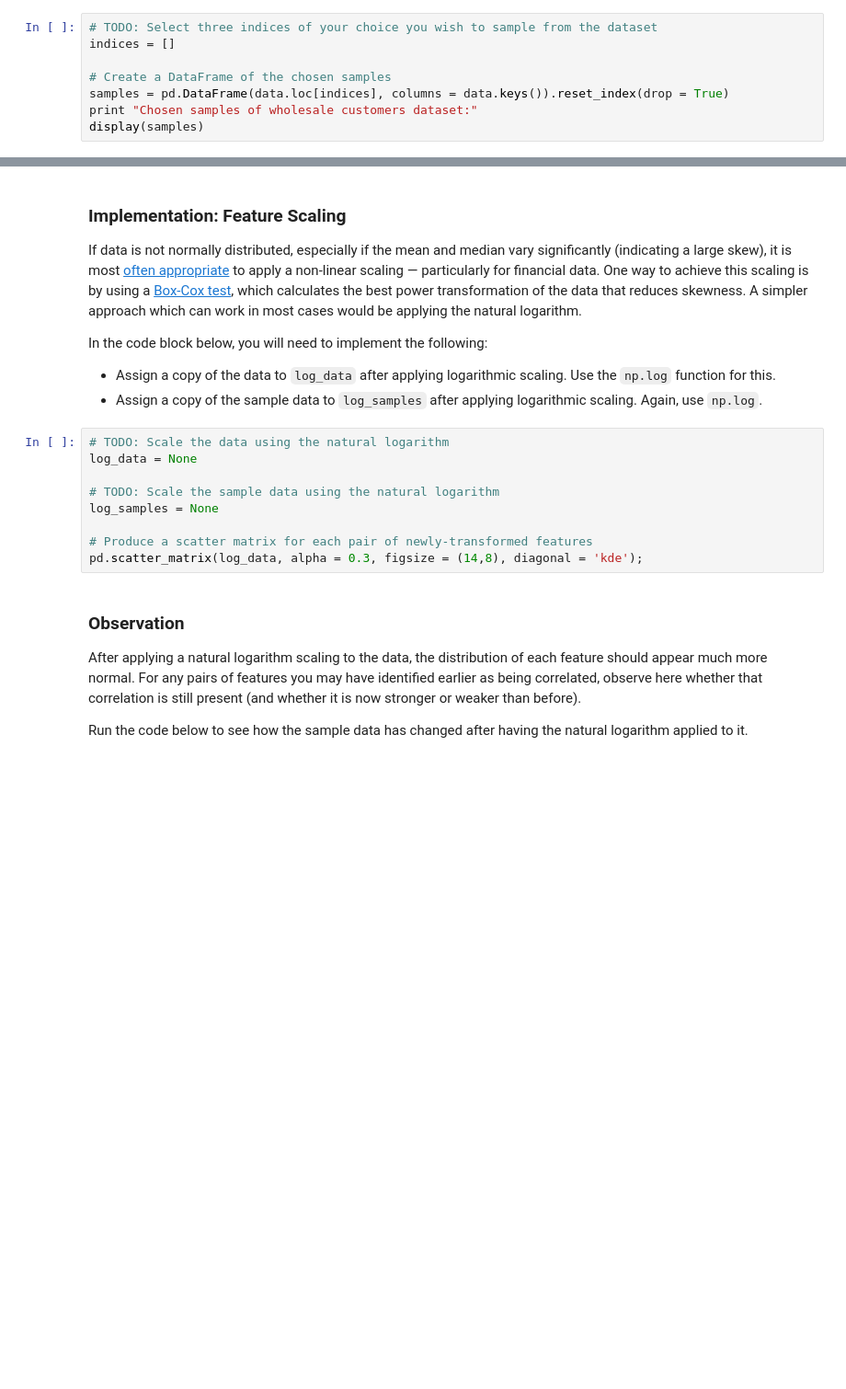
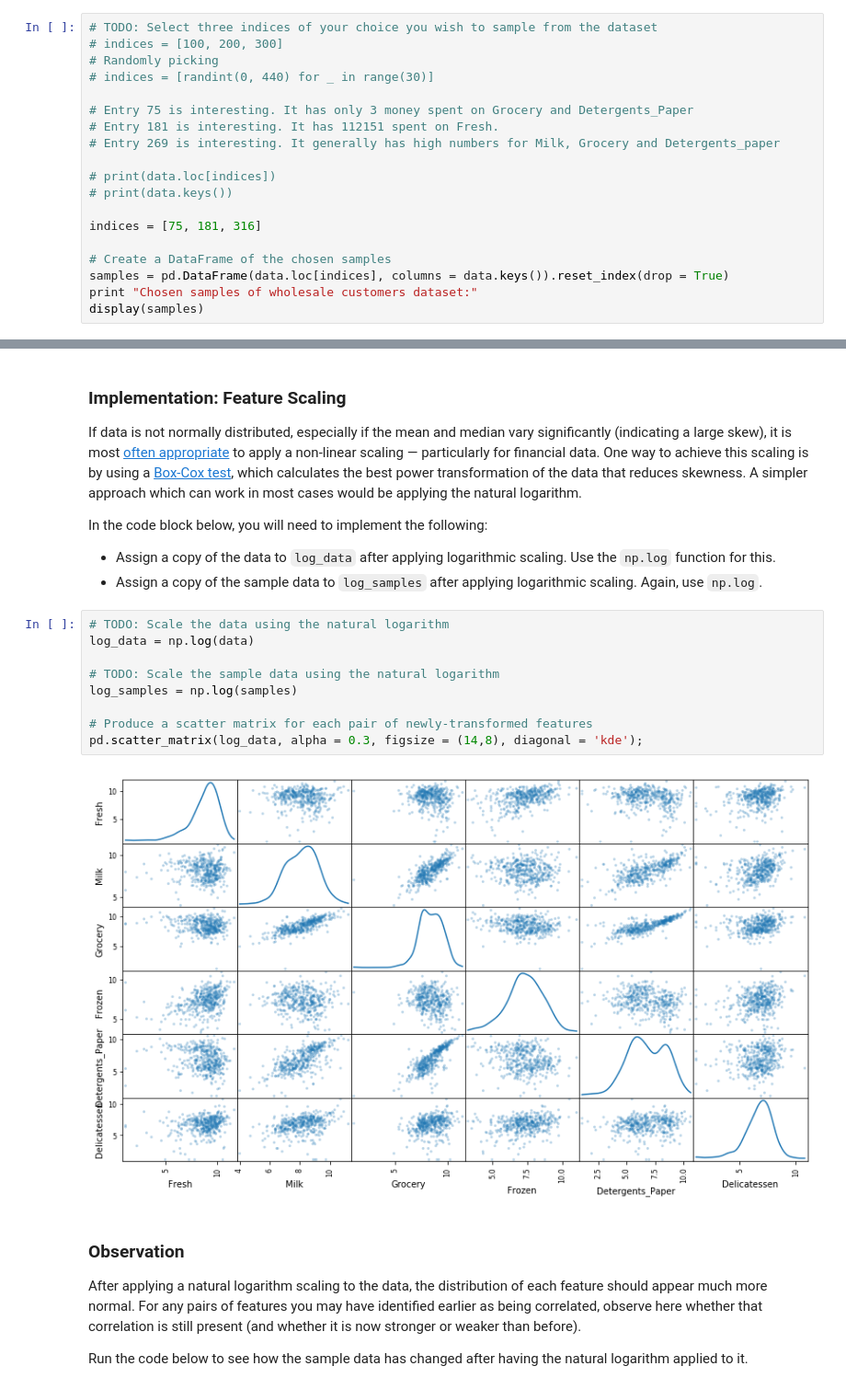
Before and after one commit to anilrajgr/udacity-machine-learning, a Jupyter notebook: projects/customer_segments/customer_segments.ipynb, the cells around one changed output, grey strips where cells are left out. Shown at 92% size. Saved outputs shown, nothing was run; the diff lists cells and outputs as text; blank space fills up the shorter version.

```diff
--- a/projects/customer_segments/customer_segments.ipynb
+++ b/projects/customer_segments/customer_segments.ipynb
@@ -51,7 +61,18 @@ display(data.describe())
 To get a better understanding of the customers and how their data will transform through the analysis, it would be best to select a few sample data points and explore them in more detail. In the code block below, add **three** indices of your choice to the `indices` list which will represent the customers to track. It is suggested to try different sets of samples until you obtain customers that vary significantly from one another.
 # %%
 # TODO: Select three indices of your choice you wish to sample from the dataset
-indices = []
+# indices = [100, 200, 300]
+# Randomly picking
+# indices = [randint(0, 440) for _ in range(30)]
+
+# Entry 75 is interesting. It has only 3 money spent on Grocery and Detergents_Paper
+# Entry 181 is interesting. It has 112151 spent on Fresh.
+# Entry 269 is interesting. It generally has high numbers for Milk, Grocery and Detergents_paper
+
+# print(data.loc[indices])
+# print(data.keys())
+
+indices = [75, 181, 316]
 
 # Create a DataFrame of the chosen samples
 samples = pd.DataFrame(data.loc[indices], columns = data.keys()).reset_index(drop = True)
@@ -116,13 +188,15 @@ In the code block below, you will need to implement the following:
  - Assign a copy of the sample data to `log_samples` after applying logarithmic scaling. Again, use `np.log`.
 # %%
 # TODO: Scale the data using the natural logarithm
-log_data = None
+log_data = np.log(data)
 
 # TODO: Scale the sample data using the natural logarithm
-log_samples = None
+log_samples = np.log(samples)
 
 # Produce a scatter matrix for each pair of newly-transformed features
 pd.scatter_matrix(log_data, alpha = 0.3, figsize = (14,8), diagonal = 'kde');
+# %% [output]
+[figure, added]
 # %% [markdown]
 ### Observation
 After applying a natural logarithm scaling to the data, the distribution of each feature should appear much more normal. For any pairs of features you may have identified earlier as being correlated, observe here whether that correlation is still present (and whether it is now stronger or weaker than before).
```
Also changed, not shown: parts of 11 cells of this notebook.
